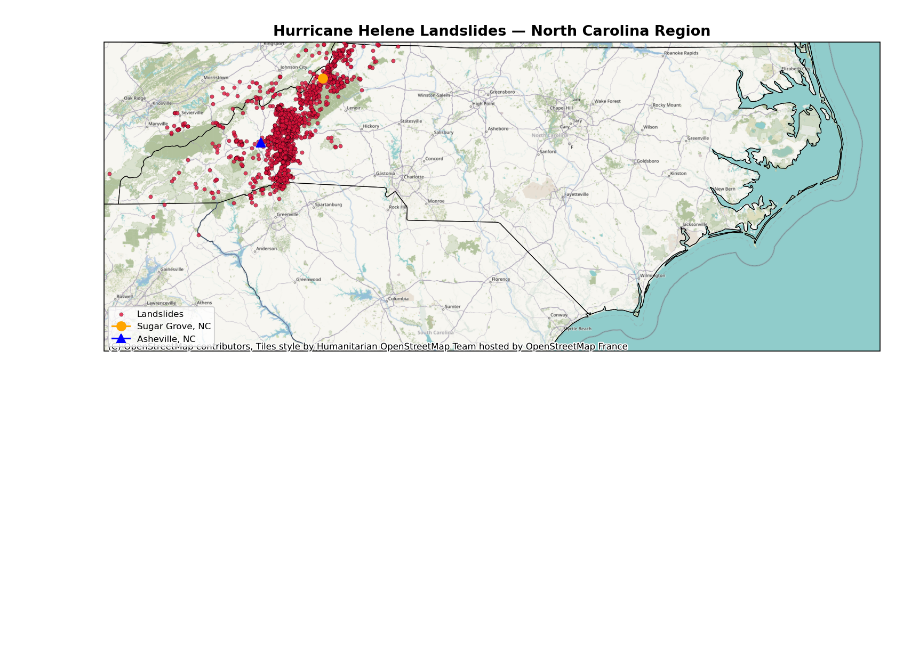
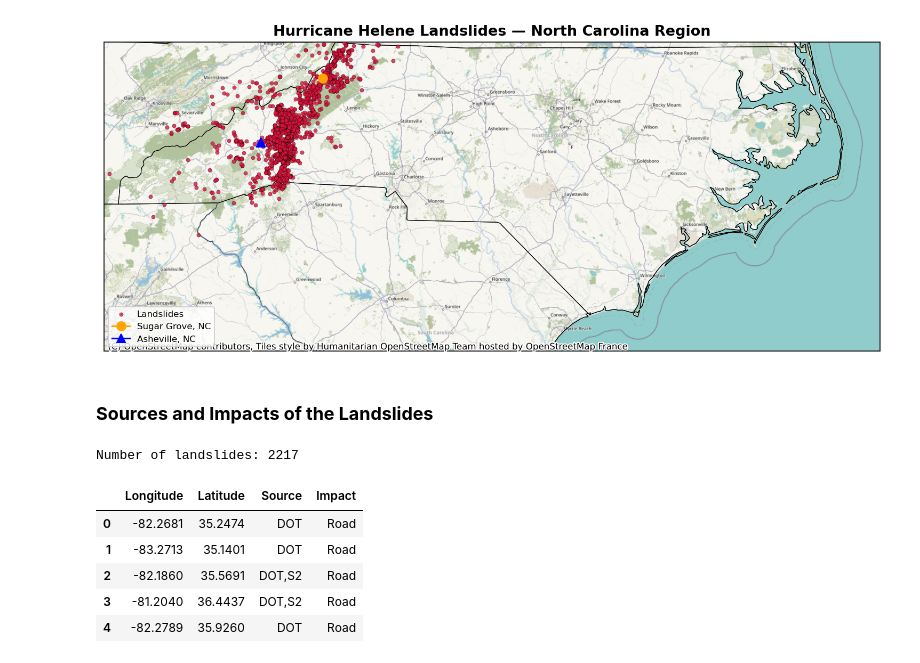
Before and after one commit to DAES433533/bluegreen, a Jupyter notebook: notebooks/helene_landslides.ipynb, the cells around one changed output. Saved outputs shown, nothing was run; the diff lists cells and outputs as text; code cells hidden in the pictures; blank space fills up the shorter version.

```diff
--- a/notebooks/helene_landslides.ipynb
+++ b/notebooks/helene_landslides.ipynb
@@ -94,3 +104,23 @@ plt.tight_layout()
 plt.show()
 # %% [output]
 [figure]
+# %% [markdown]
+### **Sources and Impacts of the Landslides**
+# %%
+# Columns containing lon/lat in the inventory
+lon_col = "Longitude"
+lat_col = "Latitude"
+
+# Drop rows with missing coords
+df = df.dropna(subset=[lon_col, lat_col])
+
+print("Number of landslides:", len(df))
+df.head()
+# %% [output]
+Number of landslides: 2217
+|  | Longitude | Latitude | Source | Impact |
+| 0 | -82.2681 | 35.2474 | DOT | Road |
+| 1 | -83.2713 | 35.1401 | DOT | Road |
+| 2 | -82.1860 | 35.5691 | DOT,S2 | Road |
+| 3 | -81.2040 | 36.4437 | DOT,S2 | Road |
+| 4 | -82.2789 | 35.9260 | DOT | Road |
```
Also changed, not shown: parts of 2 cells of this notebook.
